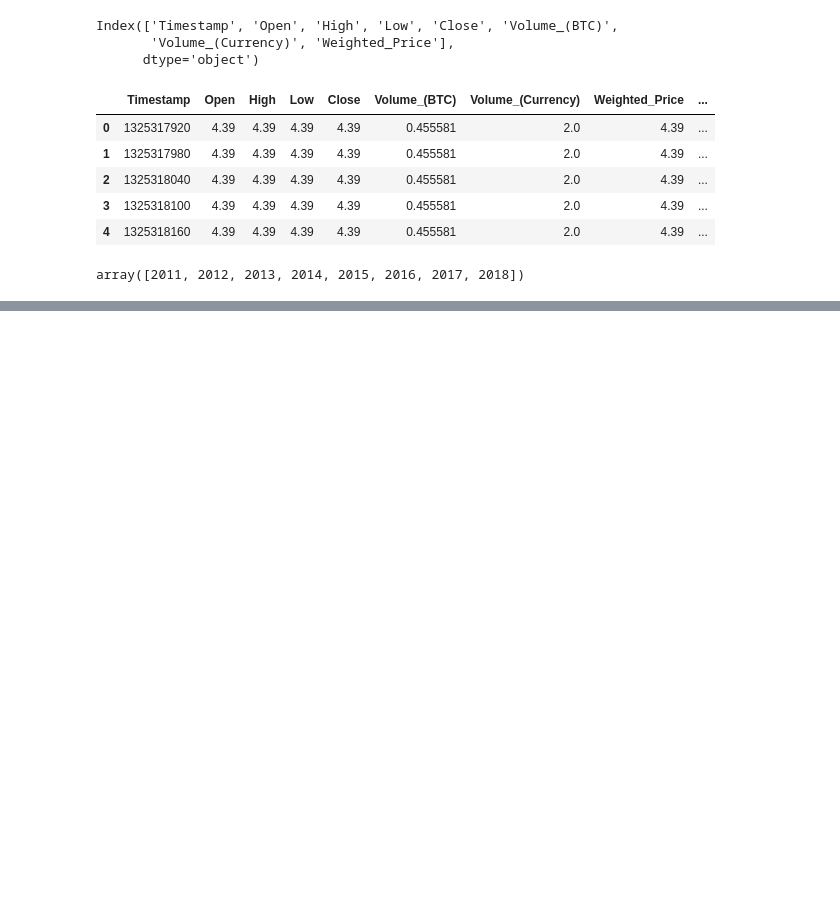
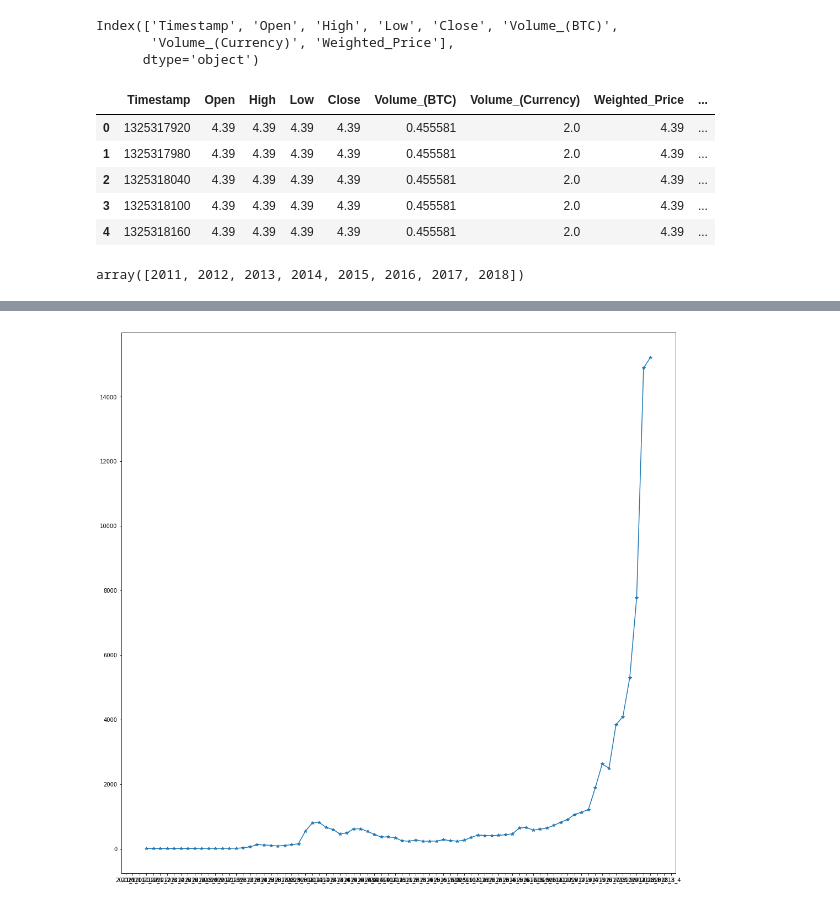
Before and after one commit to srjit/gems, a Jupyter notebook: bitcoin/bitcoin-data-exploration.ipynb, the cells around one changed output, grey strips where cells are left out. Cells and saved outputs as stored; diff of their text form; code cells hidden in the pictures; blank space fills up the shorter version.

```diff
--- a/bitcoin/bitcoin-data-exploration.ipynb
+++ b/bitcoin/bitcoin-data-exploration.ipynb
@@ -59,0 +69,39 @@ AttributeError: Can only use .dt accessor with datetimelike values
+# %%
+# monthly mean variation
+
+monthly_avg_open = []
+monthly_avg_volume = []
+monthly_avg_close = []
+monthly_avg_high = []
+monthly_avg_low = []
+monthly_avg_BTC = []
+monthly_avg_average = []
+
+months = list(range(1,13,1))
+
+for year in years:
+    for month in months:
+        monthly_avg_volume.append(data[(data['year_month'].dt.year == year) & (data['year_month'].dt.month == month)]['Volume_(Currency)'].mean())
+        monthly_avg_BTC.append(data[(data['year_month'].dt.year == year) & (data['year_month'].dt.month == month)]['Volume_(BTC)'].mean())
+        monthly_avg_open.append(data[(data['year_month'].dt.year == year) & (data['year_month'].dt.month == month)]['Open'].mean())
+        monthly_avg_close.append(data[(data['year_month'].dt.year == year) & (data['year_month'].dt.month == month)]['Close'].mean())
+        monthly_avg_high.append(data[(data['year_month'].dt.year == year) & (data['year_month'].dt.month == month)]['High'].mean())
+        monthly_avg_low.append(data[(data['year_month'].dt.year == year) & (data['year_month'].dt.month == month)]['Low'].mean())
+        monthly_avg_average.append(data[(data['year_month'].dt.year == year) & (data['year_month'].dt.month == month)]['Weighted_Price'].mean())
+# %%
+x_ticks = []
+
+for year in years:
+    for month in months:
+        x_ticks.append(str(year) + "_" + str(month))
+
+
+#x_ticks = np.array(x_ticks)
+fig = plt.figure(figsize=(18, 18))
+y = monthly_avg_high
+x = list(range(len(x_ticks)))
+plt.xticks(x, x_ticks)
+plt.plot(x, y, '*-')
+plt.show()
+# %% [output]
+[figure, added]
```
Also changed, not shown: parts of 2 cells of this notebook, 1 other file.
